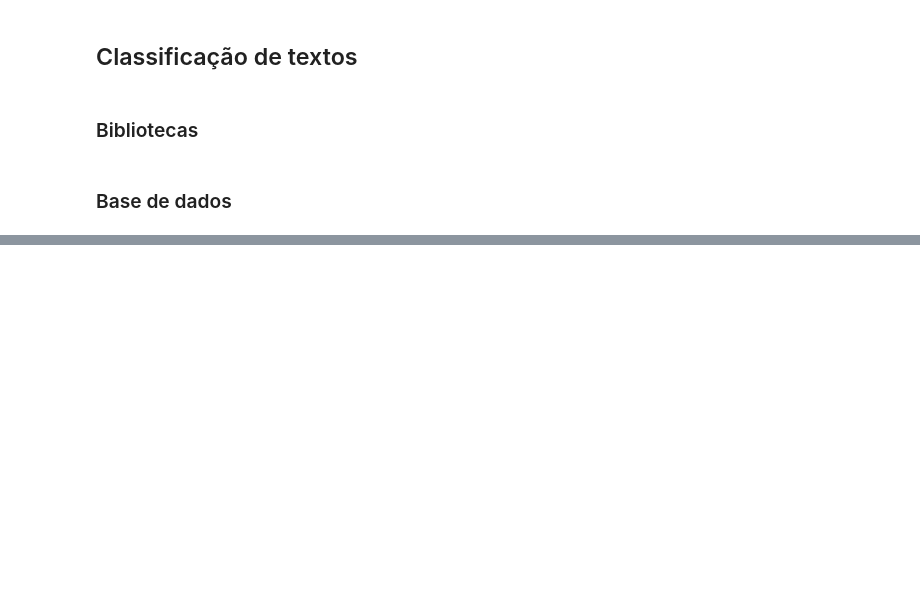
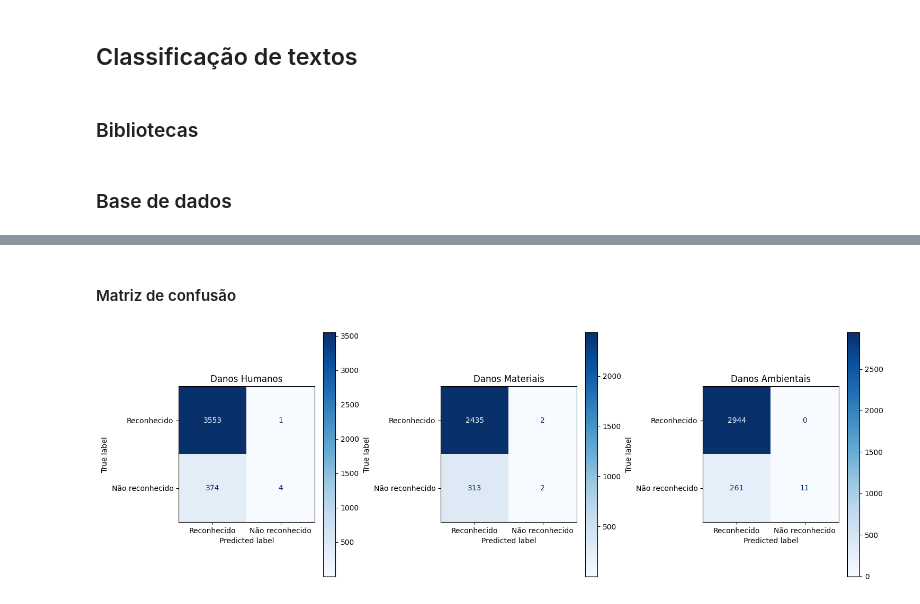
Before and after one commit to brunagmoura/previsaoreconhecimento, a Jupyter notebook: mynewbook/_build/jupyter_execute/Classificação de textos.ipynb, the cells around one changed output, grey strips where cells are left out. Drawn from its saved outputs; the diff is of its cells as text; code cells hidden in the pictures; blank space fills up the shorter version.

```diff
--- a/mynewbook/_build/jupyter_execute/Classificação de textos.ipynb
+++ b/mynewbook/_build/jupyter_execute/Classificação de textos.ipynb
@@ -208,9 +301,14 @@ print(tfidf_vectorizer_materiais.vocabulary_)
 # %%
-pipeline_materiais = Pipeline([
+pipeline_ambiental = Pipeline([
     ('tfidf', TfidfVectorizer(ngram_range=(1,2))),
     ('clf', SGDClassifier(loss='log_loss')),
 ])
 
-classificador_materiais = pipeline_materiais.fit(X_train_materiais, y_train_materiais)
+classificador_ambiental = pipeline_ambiental.fit(X_train_ambiental, y_train_ambiental)
 
-predicted_materiais = classificador_materiais.predict(X_test_materiais)
+predicted_ambiental = classificador_ambiental.predict(X_test_ambiental)
+
+classification_report_ambiental = metrics.classification_report(y_test_ambiental, predicted_ambiental, digits=6, target_names=['Reconhecido', 'Não reconhecido'])
+
+print('Classification report para danos ambientais: \n')
+print(classification_report_ambiental)
@@ -218,0 +367,30 @@ print(metrics.classification_report(y_test_materiais, predicted_materiais))
+# %% [markdown]
+#### Matriz de confusão
+# %%
+# Configurações
+cmap = plt.cm.Blues
+labels = ['Reconhecido', 'Não reconhecido']
+
+# Subplots
+fig, axes = plt.subplots(1, 3, figsize=(15, 5))
+
+# Matriz de confusão para 'classificador_humanos'
+ConfusionMatrixDisplay.from_estimator(classificador_humanos, X_test_humanos, y_test_humanos,
+                                      values_format='d', ax=axes[0], cmap=cmap, display_labels=labels)  # Especifica o subplot 1
+axes[0].set_title('Danos Humanos')
+
+# Matriz de confusão para 'classificador_materiais'
+ConfusionMatrixDisplay.from_estimator(classificador_materiais, X_test_materiais, y_test_materiais,
+                                      values_format='d', ax=axes[1], cmap=cmap, display_labels=labels)  # Especifica o subplot 2
+axes[1].set_title('Danos Materiais')
+
+# Matriz de confusão para 'classificador_ambiental'
+ConfusionMatrixDisplay.from_estimator(classificador_ambiental, X_test_ambiental, y_test_ambiental,
+                                      values_format='d', ax=axes[2], cmap=cmap, display_labels=labels)  # Especifica o subplot 3
+axes[2].set_title('Danos Ambientais')
+
+# Exibir o gráfico
+plt.tight_layout()  # Ajusta os espaçamentos entre os gráficos para evitar sobreposição
+plt.show()
+# %% [output]
+[figure, added]
```
Also changed, not shown: parts of 44 cells of this notebook, 23 other files.
